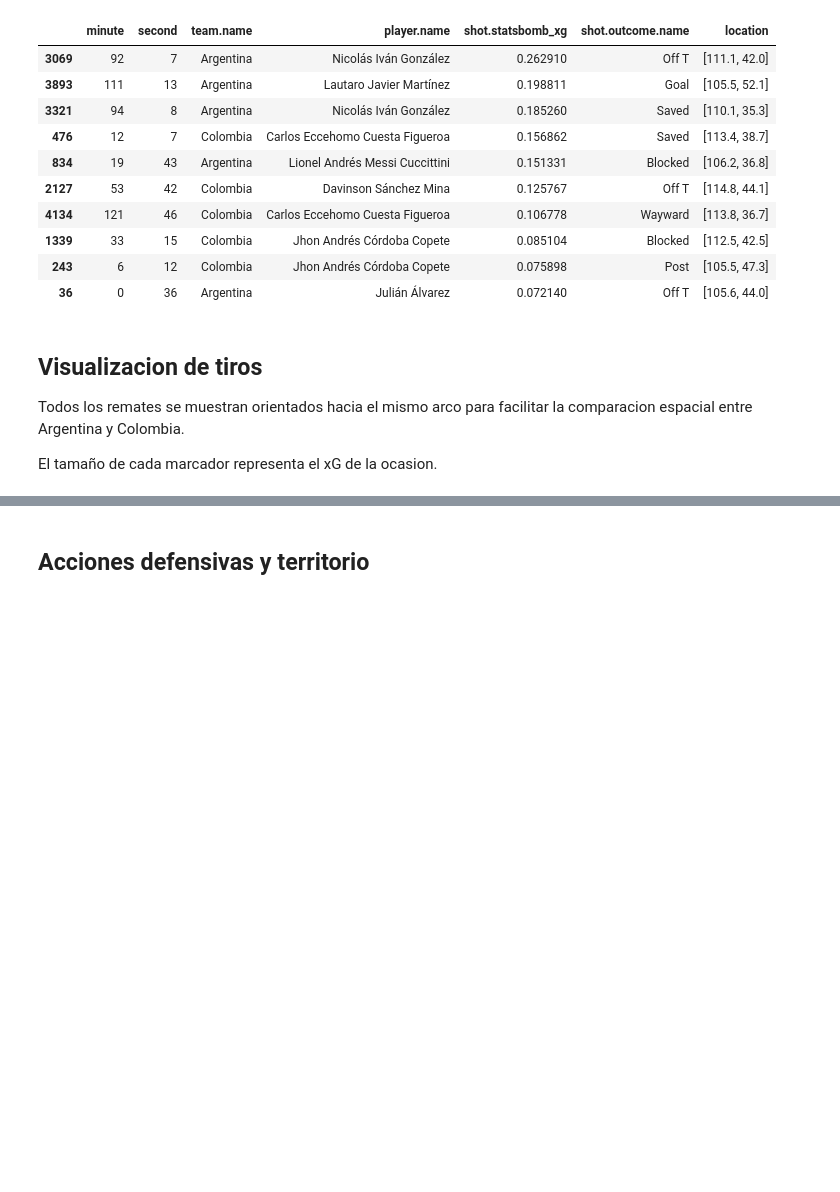
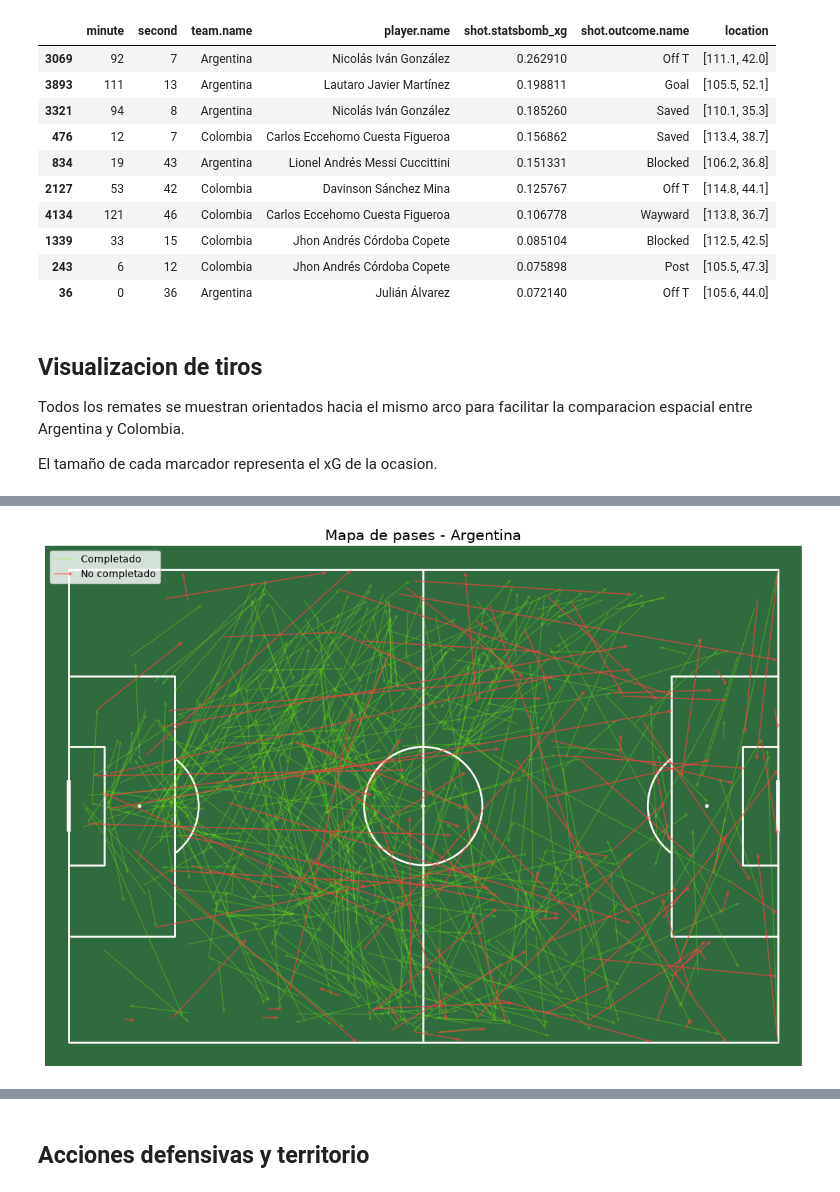
Before and after one commit to manupardo29/football-match-analysis, a Jupyter notebook: notebooks/01_primer_analisis.ipynb, the cells around one changed output, grey strips where cells are left out. Drawn from its saved outputs; the diff is of its cells as text; code cells hidden in the pictures; blank space fills up the shorter version.

```diff
--- a/notebooks/01_primer_analisis.ipynb
+++ b/notebooks/01_primer_analisis.ipynb
@@ -370,0 +491,4 @@ plt.show()
+# %%
+df_pases_limpio["completado"] = (
+    df_pases_limpio["pass.outcome.name"].isna()
+)
@@ -370,0 +574,6 @@ plt.show()
+# %%
+df_pases_limpio["longitud_contabilizable"] = (
+    df_pases_limpio["pass.length"].where(
+        df_pases_limpio["contabilizable"]
+    )
+)
@@ -370,0 +826,4 @@ plt.show()
+# %%
+df_pases_mapa = df_pases_limpio[
+    df_pases_limpio["contabilizable"]
+].copy()
@@ -370,0 +899,8 @@ plt.show()
+# %%
+crear_mapa_pases_equipo(
+    df_pases_mapa,
+    "Argentina",
+    "../outputs/figures/mapa_pases_argentina.png"
+)
+# %% [output]
+[figure, added]
```
Also changed, not shown: parts of 34 cells of this notebook, 4 other files.
